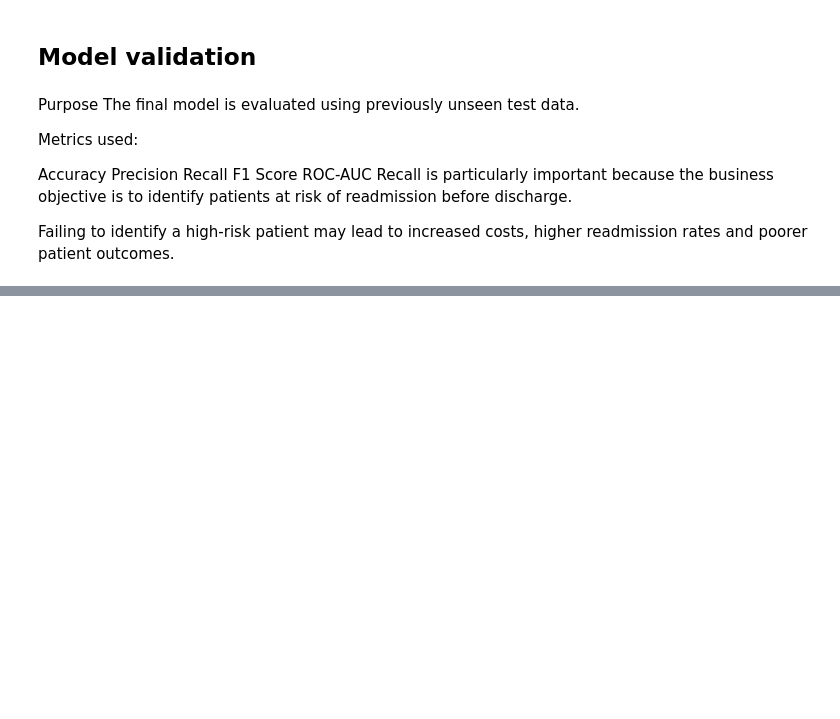
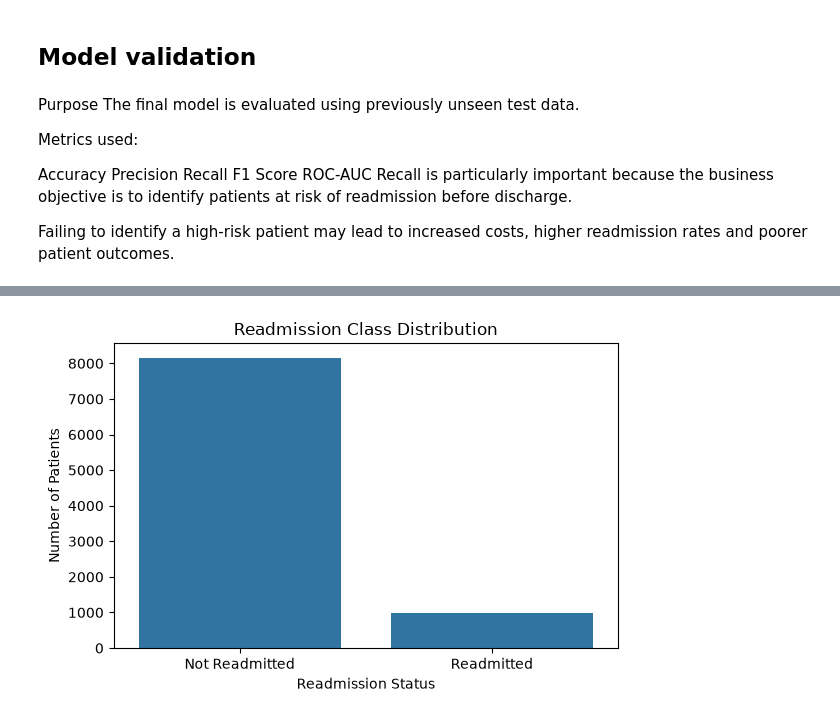
Before and after one commit to Tshego-1992/Capstone-CAP182, a Jupyter notebook: Notebooks/SS3_PartB.ipynb, the cells around one changed output, grey strips where cells are left out. Drawn from its saved outputs; the diff is of its cells as text; code cells hidden in the pictures; blank space fills up the shorter version.

Commit message:
Added model visualisation (client data)
added model visualisation

```diff
--- a/Notebooks/SS3_PartB.ipynb
+++ b/Notebooks/SS3_PartB.ipynb
@@ -238,14 +116,0 @@ df = df.merge(
-# %%
-
-# __________HANDLE MISSING VALUES_____________
-
-
-for col in df.select_dtypes(include=np.number):
-    df[col] = df[col].fillna(df[col].median())
-
-categorical_cols = df.select_dtypes(
-    include=["object", "string"]
-).columns
-
-for col in categorical_cols:
-    df[col] = df[col].fillna("Unknown")
@@ -510,0 +776,31 @@ weighted avg       0.85      0.83      0.84      1377
+# %%
+# ________________________________________CLASS DISTRIBUTION
+
+plt.figure(figsize=(6, 4))
+
+sns.countplot(
+    data=df,
+    x="Readmitted_30_Days")
+
+plt.title("Readmission Class Distribution")
+plt.xlabel("Readmission Status")
+plt.ylabel("Number of Patients")
+
+plt.xticks(
+    ticks=[0, 1],
+    labels=[
+        "Not Readmitted",
+        "Readmitted"
+    ])
+
+plt.tight_layout()
+
+plt.savefig(
+    "class_distribution.png",
+    dpi=300,
+    bbox_inches="tight"
+)
+
+plt.show()
+# %% [output]
+[figure, added]
```
Also changed, not shown: parts of 24 cells of this notebook.
